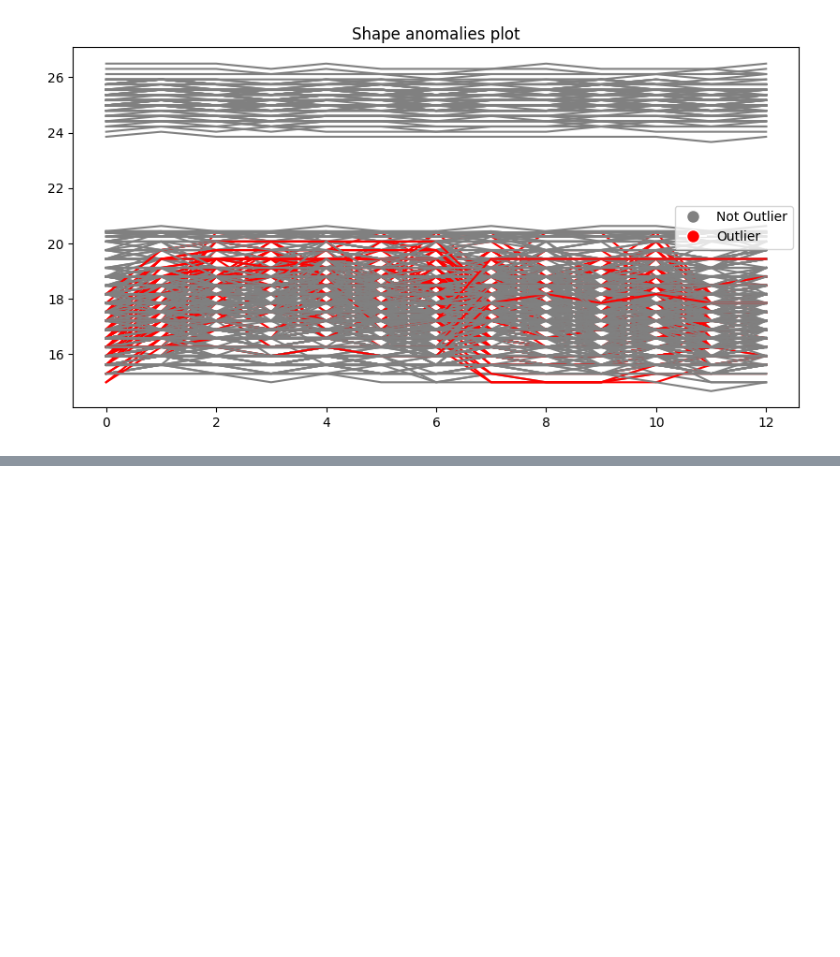
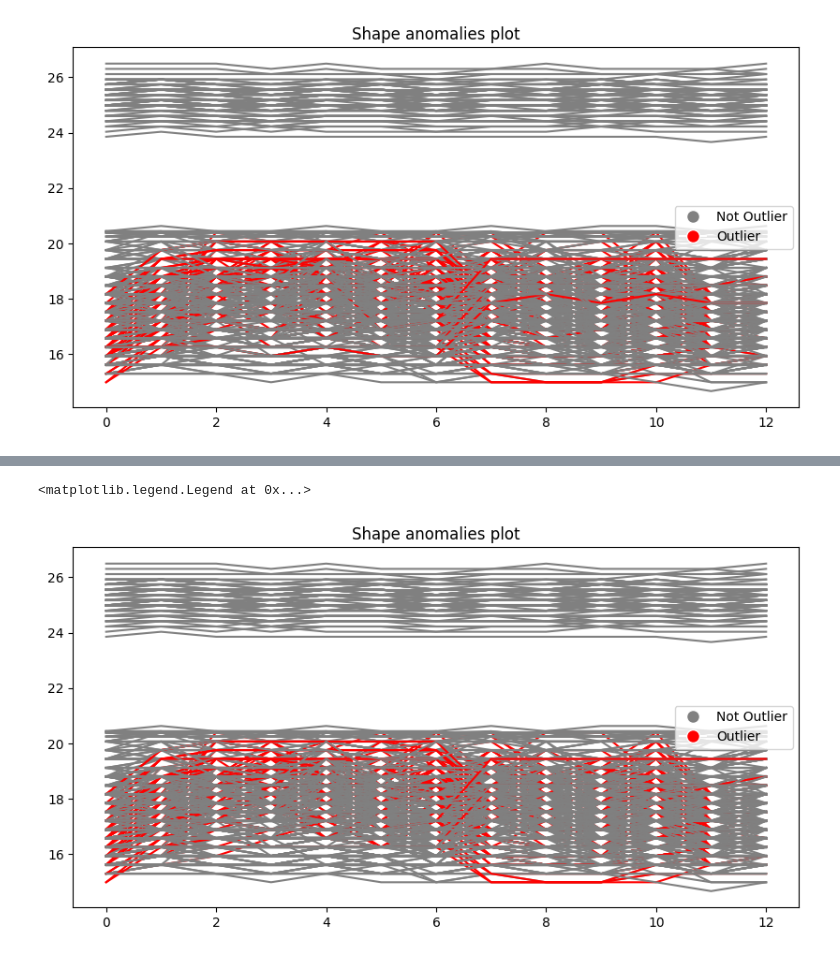
Before and after one commit to allisonaustin/streaming-depths, a Jupyter notebook: examples/sample1.ipynb, the cells around one changed output, grey strips where cells are left out. Saved outputs shown, nothing was run; the diff lists cells and outputs as text; code cells hidden in the pictures; blank space fills up the shorter version.

```diff
--- a/examples/sample1.ipynb
+++ b/examples/sample1.ipynb
@@ -88,0 +105,6 @@ plt.legend(handles=legend_handles)
+# %%
+T_new = df.iloc[12,:].to_numpy().reshape(-1,1) # new time point we are introducing
+print(T_new.shape)
+print(inc_shape1.F.shape)
+inc_shape1.update(T_new)
+print(inc_shape1.F.shape)
@@ -88,0 +130,8 @@ plt.legend(handles=legend_handles)
+# %%
+cmap = ListedColormap([colors[label] for label in inc_shape1.labels])
+df.plot(colormap=cmap, figsize=(10, 5))
+plt.title("Shape anomalies plot")
+plt.legend(handles=legend_handles)
+# %% [output]
+<matplotlib.legend.Legend at 0x...>
+[figure, added]
```
Also changed, not shown: parts of 5 cells of this notebook, 2 other files.
